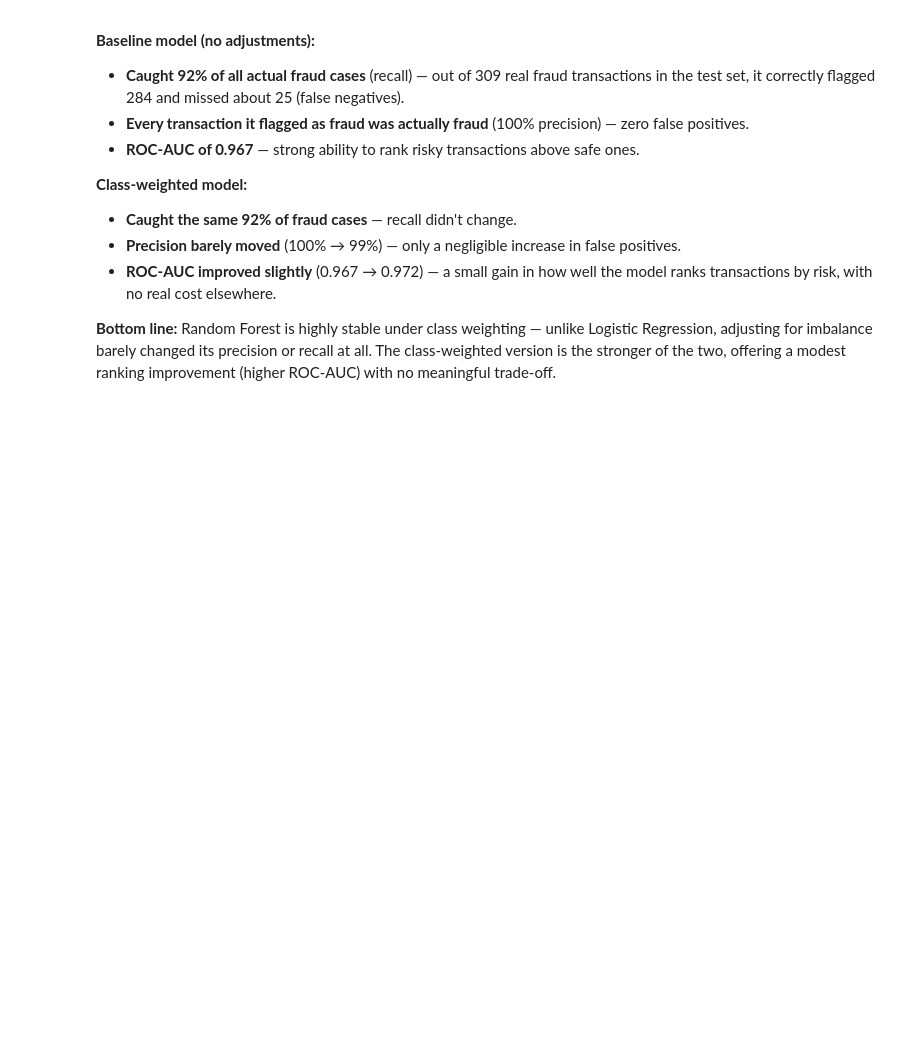
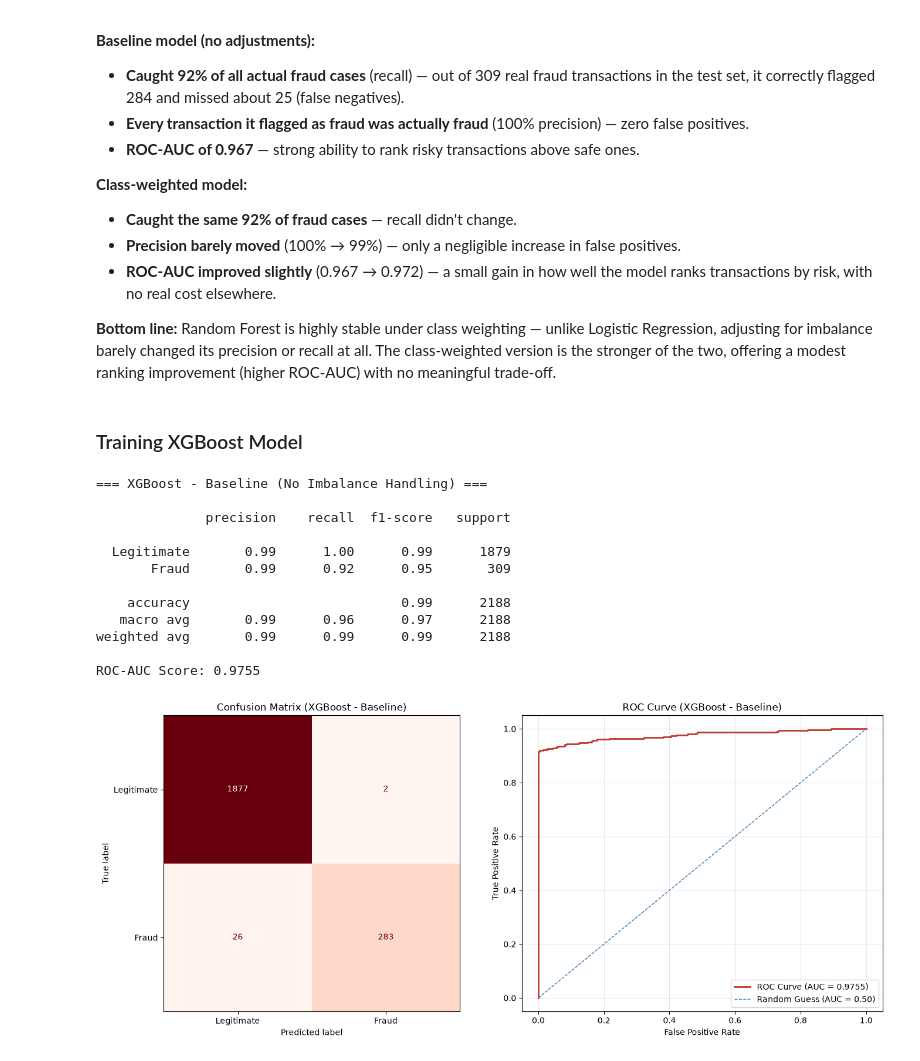
Before and after one commit to LeesiElekwa/Digital_Transfer_Fraud_Detection_System, a Jupyter notebook: Notebooks/ModelDevelopment.ipynb, the cells around one changed output. Drawn from its saved outputs; the diff is of its cells as text; code cells hidden in the pictures; blank space fills up the shorter version.

Commit message:
Training XGBoost baseline and class weighted model

```diff
--- a/Notebooks/ModelDevelopment.ipynb
+++ b/Notebooks/ModelDevelopment.ipynb
@@ -457,3 +457,61 @@ Two versions of Random Forest were tested.
 - **ROC-AUC improved slightly** (0.967 → 0.972) — a small gain in how well the model ranks transactions by risk, with no real cost elsewhere.
 
 **Bottom line:** Random Forest is highly stable under class weighting — unlike Logistic Regression, adjusting for imbalance barely changed its precision or recall at all. The class-weighted version is the stronger of the two, offering a modest ranking improvement (higher ROC-AUC) with no meaningful trade-off.
+# %% [markdown]
+### Training XGBoost Model
+# %%
+xgb_model = XGBClassifier(
+    n_estimators=100,
+    random_state=42,
+    max_depth =6,
+    learning_rate=0.1,
+    eval_metric="logloss"
+)
+
+xgb_pipeline = Pipeline(steps=[
+    ("preprocessor", preprocessor),
+    ("classifier", xgb_model)
+])
+
+xgb_pipeline.fit(X_train, y_train)
+
+y_pred_xgb = xgb_pipeline.predict(X_test)
+y_pred_proba_xgb = xgb_pipeline.predict_proba(X_test)[:, 1]
+
+print("=== XGBoost - Baseline (No Imbalance Handling) ===\n")
+print(classification_report(y_test, y_pred_xgb, target_names=["Legitimate", "Fraud"]))
+print(f"ROC-AUC Score: {roc_auc_score(y_test, y_pred_proba_xgb):.4f}")
+
+fig, axes = plt.subplots(1, 2, figsize=(14, 6))
+
+cm_xgb = confusion_matrix(y_test, y_pred_xgb)
+disp = ConfusionMatrixDisplay(confusion_matrix=cm_xgb, display_labels=["Legitimate", "Fraud"])
+disp.plot(ax=axes[0], cmap="Reds", colorbar=False)
+axes[0].set_title("Confusion Matrix (XGBoost - Baseline)")
+
+fpr, tpr, _ = roc_curve(y_test, y_pred_proba_xgb)
+auc_score = roc_auc_score(y_test, y_pred_proba_xgb)
+axes[1].plot(fpr, tpr, color="#C0392B", linewidth=2, label=f"ROC Curve (AUC = {auc_score:.4f})")
+axes[1].plot([0, 1], [0, 1], color="#2E75B6", linestyle="--", linewidth=1, label="Random Guess (AUC = 0.50)")
+axes[1].set_title("ROC Curve (XGBoost - Baseline)")
+axes[1].set_xlabel("False Positive Rate")
+axes[1].set_ylabel("True Positive Rate")
+axes[1].legend(loc="lower right")
+axes[1].grid(True, alpha=0.3)
+
+plt.tight_layout()
+plt.show()
+# %% [output]
+=== XGBoost - Baseline (No Imbalance Handling) ===
+
+              precision    recall  f1-score   support
+
+  Legitimate       0.99      1.00      0.99      1879
+       Fraud       0.99      0.92      0.95       309
+
+    accuracy                           0.99      2188
+   macro avg       0.99      0.96      0.97      2188
+weighted avg       0.99      0.99      0.99      2188
+
+ROC-AUC Score: 0.9755
+[figure, added]
```
Also changed, not shown: parts of 2 cells of this notebook.
